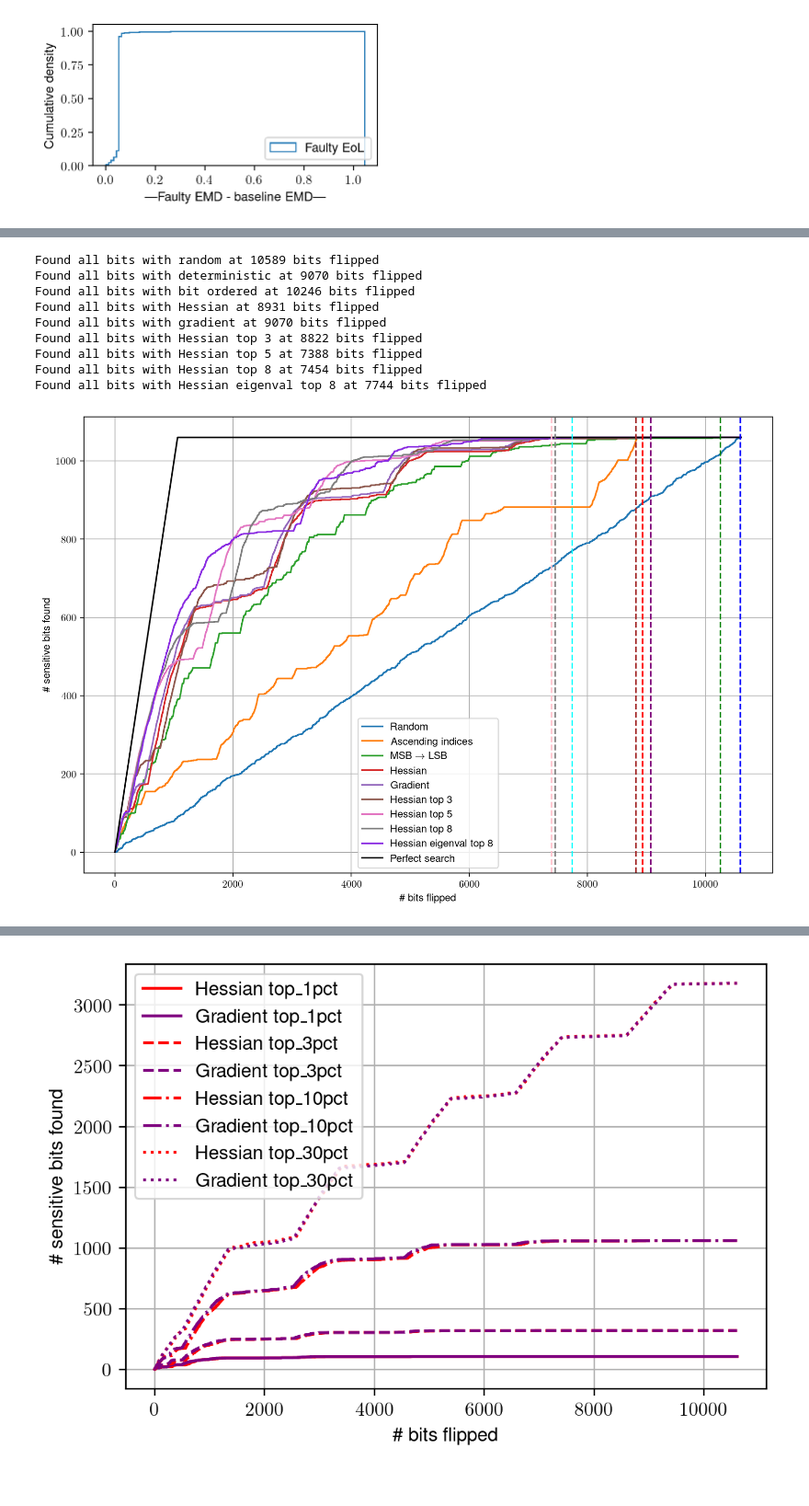
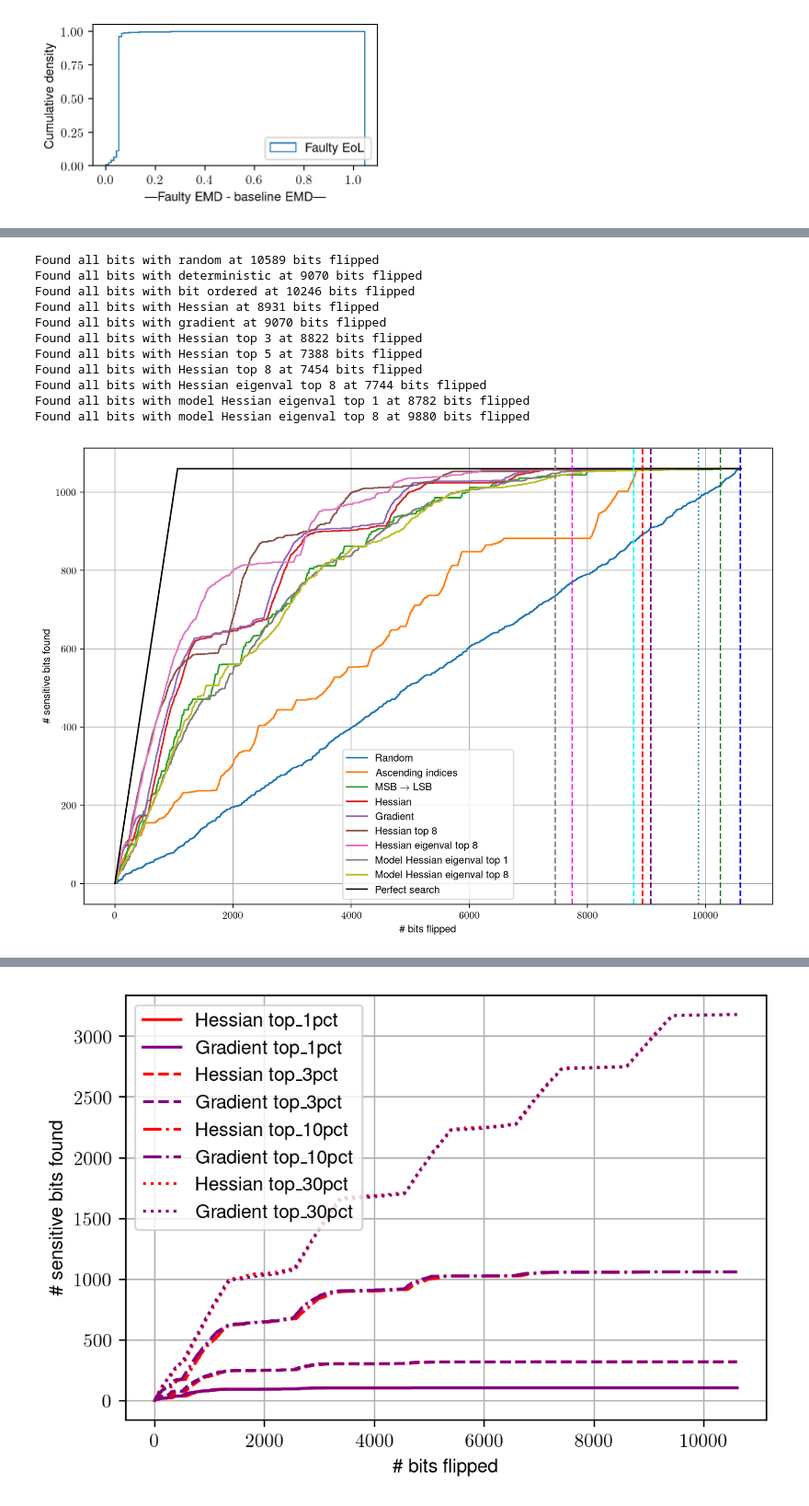
Before and after one commit to oliviaweng/fastml-science, a Jupyter notebook: sensor-data-compression/hessian-analysis/plot_paramater_ranking.ipynb, the cells around one changed output, grey strips where cells are left out. Shown at 92% size. Cells and saved outputs as stored; diff of their text form; code cells hidden in the pictures.

```diff
--- a/sensor-data-compression/hessian-analysis/plot_paramater_ranking.ipynb
+++ b/sensor-data-compression/hessian-analysis/plot_paramater_ranking.ipynb
@@ -110,7 +110,21 @@ def sort_bits_MSB_to_LSB(param_bit_order_ranking):
     bit_rank = np.concatenate((sign_bits, int_bits, frac_bits))
     return bit_rank
 
-def convert_param_ranking_to_bit_ranking(conv_param_ranking, conv_param_score, dense_param_ranking, dense_param_score, threshold=0.01):
+def convert_param_ranking_to_bit_ranking(param_ranking, param_score):
+    # Convert param ranking to bit ranking
+    num_bits = len(param_ranking) * BITWIDTH
+    bit_level_rank = []
+    for i, param in enumerate(param_ranking):
+        bit_idx = param * BITWIDTH
+        bit_level_rank.append(bit_idx)
+        for j in range(1, BITWIDTH):
+            bit_level_rank.append(bit_idx + j)
+    print(len(bit_level_rank))
+    # Sort from MSB to LSB
+    # bit_level_rank = sort_bits_MSB_to_LSB(bit_level_rank)
+    return bit_level_rank
+
+def layer_convert_param_ranking_to_bit_ranking(conv_param_ranking, conv_param_score, dense_param_ranking, dense_param_score, threshold=0.01):
     # Conv param ranking
     num_conv_bits = len(conv_param_ranking) * BITWIDTH
     bit_level_rank_conv = []
@@ -241,6 +273,8 @@ hessian_top8_found = []
 bit_ordered_found = []
 deterministic_found = []
 hessian_eigenval_top8_found = []
+model_hessian_eigenval_top1_found = []
+model_hessian_eigenval_top8_found = []
 for i in range(NUM_BITS):
     if random_bit_indices[i] in top_k_bit_indices:
         random_found.append(1)
@@ -278,6 +312,14 @@ for i in range(NUM_BITS):
         hessian_eigenval_top8_found.append(1)
     if hessian_eigenval_rank_top8[i] not in top_k_bit_indices:
         hessian_eigenval_top8_found.append(0)
+    if model_hessian_eigenval_rank_top1[i] in top_k_bit_indices:
+        model_hessian_eigenval_top1_found.append(1)
+    if model_hessian_eigenval_rank_top1[i] not in top_k_bit_indices:
+        model_hessian_eigenval_top1_found.append(0)
+    if model_hessian_eigenval_rank_top8[i] in top_k_bit_indices:
+        model_hessian_eigenval_top8_found.append(1)
+    if model_hessian_eigenval_rank_top8[i] not in top_k_bit_indices:
+        model_hessian_eigenval_top8_found.append(0)
 random_found = np.cumsum(np.array(random_found))
 random_all_bits_found = np.argwhere(random_found == NUM_TOP_K_BIT_INDICES)[0][0]
 print(f"Found all bits with random at {random_all_bits_found} bits flipped")
@@ -305,6 +347,12 @@ print(f"Found all bits with Hessian top 8 at {hess_top8_all_bits_found} bits fli
 hessian_eigenval_top8_found = np.cumsum(np.array(hessian_eigenval_top8_found))
 hess_eigenval_top8_all_bits_found = np.argwhere(hessian_eigenval_top8_found == NUM_TOP_K_BIT_INDICES)[0][0]
 print(f"Found all bits with Hessian eigenval top 8 at {hess_eigenval_top8_all_bits_found} bits flipped")
+model_hessian_eigenval_top1_found = np.cumsum(np.array(model_hessian_eigenval_top1_found))
+model_hess_eigenval_top1_all_bits_found = np.argwhere(model_hessian_eigenval_top1_found == NUM_TOP_K_BIT_INDICES)[0][0]
+print(f"Found all bits with model Hessian eigenval top 1 at {model_hess_eigenval_top1_all_bits_found} bits flipped")
+model_hessian_eigenval_top8_found = np.cumsum(np.array(model_hessian_eigenval_top8_found))
+model_hess_eigenval_top8_all_bits_found = np.argwhere(model_hessian_eigenval_top8_found == NUM_TOP_K_BIT_INDICES)[0][0]
+print(f"Found all bits with model Hessian eigenval top 8 at {model_hess_eigenval_top8_all_bits_found} bits flipped")
 
 perfect_search = np.concatenate((
     np.arange(NUM_TOP_K_BIT_INDICES),
@@ -315,40 +363,46 @@ perfect_search = np.concatenate((
 fig, ax = plt.subplots(figsize=(12,8)) # Sample figsize in inches
 ax.plot(np.arange(NUM_BITS), random_found, label='Random')
 ax.plot(np.arange(NUM_BITS), deterministic_found, label='Ascending indices')
 ax.plot(np.arange(NUM_BITS), bit_ordered_found, label=r'MSB $\rightarrow$ LSB')
 ax.plot(np.arange(NUM_BITS), hessian_found, label='Hessian')
 ax.plot(np.arange(NUM_BITS), grad_found, label='Gradient')
-ax.plot(np.arange(NUM_BITS), hessian_top3_found, label='Hessian top 3')
-ax.plot(np.arange(NUM_BITS), hessian_top5_found, label='Hessian top 5')
+# ax.plot(np.arange(NUM_BITS), hessian_top3_found, label='Hessian top 3')
+# ax.plot(np.arange(NUM_BITS), hessian_top5_found, label='Hessian top 5')
 ax.plot(np.arange(NUM_BITS), hessian_top8_found, label='Hessian top 8')
-ax.plot(np.arange(NUM_BITS), hessian_eigenval_top8_found, color="blueviolet", label='Hessian eigenval top 8')
+ax.plot(np.arange(NUM_BITS), hessian_eigenval_top8_found, label='Hessian eigenval top 8')
+ax.plot(np.arange(NUM_BITS), model_hessian_eigenval_top1_found, label='Model Hessian eigenval top 1')
+ax.plot(np.arange(NUM_BITS), model_hessian_eigenval_top8_found, label='Model Hessian eigenval top 8')
 ax.plot(np.arange(NUM_BITS), perfect_search, color='black', label='Perfect search')
 ax.set_xlabel('\# bits flipped')
 ax.set_ylabel('\# sensitive bits found')
 # ax.set_xlim([0, 360])
 ax.legend()
 ax.grid()
 plt.axvline(x=random_all_bits_found, color='blue', linestyle='--')
 plt.axvline(x=deterministic_all_bits_found, color='orange', linestyle='--')
 plt.axvline(x=bit_ordered_all_bits_found, color='green', linestyle='--')
 plt.axvline(x=hess_all_bits_found, color='red', linestyle='--')
 plt.axvline(x=grad_all_bits_found, color='purple', linestyle='--')
-plt.axvline(x=hess_top3_all_bits_found, color='brown', linestyle='--')
-plt.axvline(x=hess_top5_all_bits_found, color='pink', linestyle='--')
+# plt.axvline(x=hess_top3_all_bits_found, color='brown', linestyle='--')
+# plt.axvline(x=hess_top5_all_bits_found, color='pink', linestyle='--')
 plt.axvline(x=hess_top8_all_bits_found, color='gray', linestyle='--')
-plt.axvline(x=hess_eigenval_top8_all_bits_found, color='cyan', linestyle='--')
+plt.axvline(x=hess_eigenval_top8_all_bits_found, color='magenta', linestyle='--')
+plt.axvline(x=model_hess_eigenval_top1_all_bits_found, color='cyan', linestyle='--')
+plt.axvline(x=model_hess_eigenval_top8_all_bits_found, linestyle=':')
 plt.savefig(f'plots/fault_sensitivity_ranking_{TOP_K_LABEL}.pdf', dpi=300, bbox_inches='tight')
 # %% [output]
 Found all bits with random at 10589 bits flipped
 Found all bits with deterministic at 9070 bits flipped
 Found all bits with bit ordered at 10246 bits flipped
 Found all bits with Hessian at 8931 bits flipped
 Found all bits with gradient at 9070 bits flipped
 Found all bits with Hessian top 3 at 8822 bits flipped
 Found all bits with Hessian top 5 at 7388 bits flipped
 Found all bits with Hessian top 8 at 7454 bits flipped
 Found all bits with Hessian eigenval top 8 at 7744 bits flipped
+Found all bits with model Hessian eigenval top 1 at 8782 bits flipped
+Found all bits with model Hessian eigenval top 8 at 9880 bits flipped
-[figure, old version]
+[figure, new version]
 # %%
 # Delta EMD ranking
 grad_delta_emd = []
```
Also changed, not shown: parts of 1 cell of this notebook, 14 other files.
